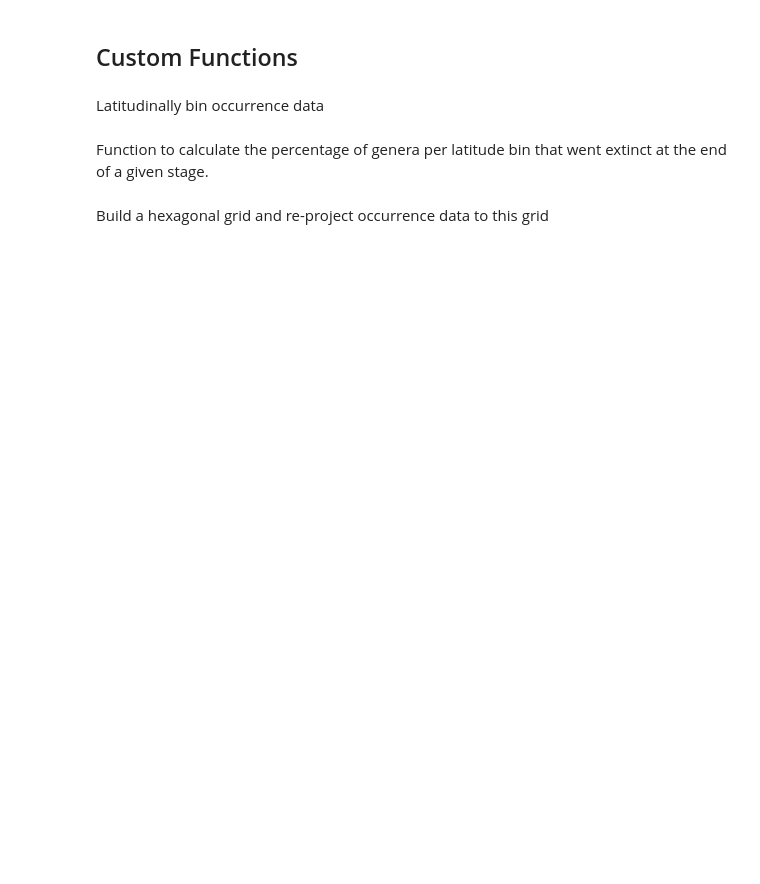
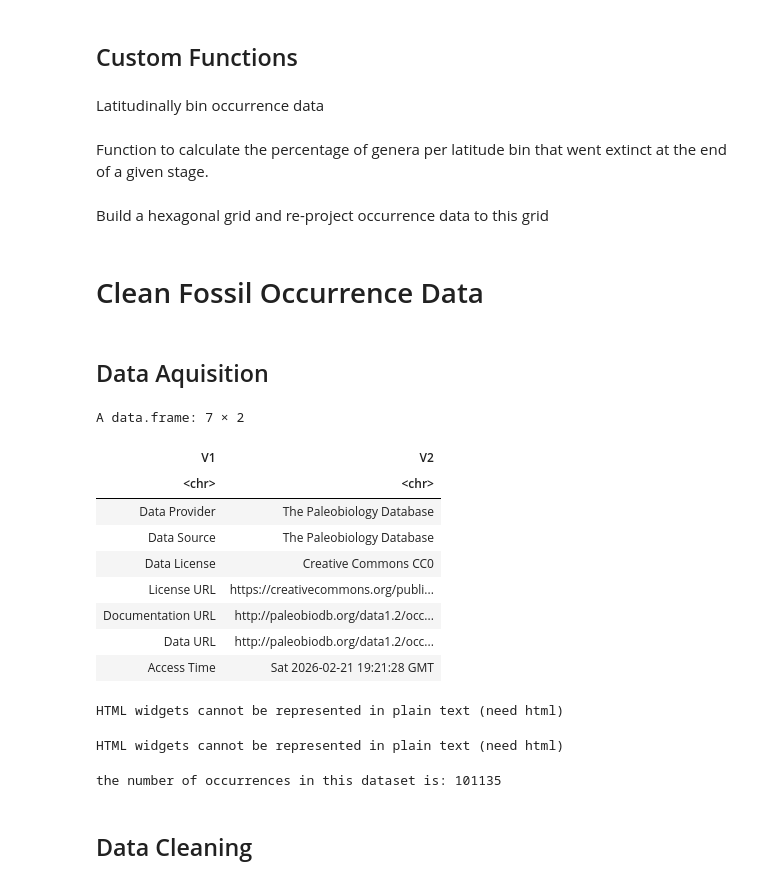
Before and after one commit to aprow620/Latitudinal_Extinction_Gradients, a Jupyter notebook: src/index.ipynb, the cells around one changed output. Saved outputs shown, nothing was run; the diff lists cells and outputs as text; code cells hidden in the pictures; blank space fills up the shorter version.

```diff
--- a/src/index.ipynb
+++ b/src/index.ipynb
@@ -159,3 +202,49 @@ cell_summary <- function(data, hexa, min_occ = NULL) {
 
   return(cell_counts)
 }
+# %% [markdown]
+# Clean Fossil Occurrence Data
+# %% [markdown]
+## Data Aquisition
+# %%
+#data aquisition: download data from pbdb and save it
+
+taxa = ""
+
+interval = "Devonian"
+
+query<-paste0("https://paleobiodb.org/data1.2/occs/list.csv?datainfo&rowcount&base_name=", taxa, "&interval=", interval, "&show=full")
+
+# download.file(query, destfile = "..data_files/fossil_occs_datafiles/Devonian_pbdb_data.Feb2026.csv", mode = "wb") # Do only once
+
+# Read occurrence dataset.
+data =  "../data_files/fossil_occs_datafiles/Devonian_pbdb_data.Feb2026.csv"
+pbdb_long <-read.csv(file = data, skip = 17, header = TRUE)
+
+meta<- read.csv(data, nrows =7, header= FALSE)
+
+meta
+
+datatable(head(pbdb_long,20), options = list(pageLength = 5, autoWidth = TRUE))
+# %% [output]
+A data.frame: 7 × 2
+| V1 | V2 |
+| <chr> | <chr> |
+| Data Provider | The Paleobiology Database |
+| Data Source | The Paleobiology Database |
+| Data License | Creative Commons CC0 |
+| License URL | https://creativecommons.org/publi... |
+| Documentation URL | http://paleobiodb.org/data1.2/occ... |
+| Data URL | http://paleobiodb.org/data1.2/occ... |
+| Access Time | Sat 2026-02-21 19:21:28 GMT |
+HTML widgets cannot be represented in plain text (need html)
+# %%
+pbdb_filtered <-pbdb_long
+
+datatable(head(pbdb_filtered,20), options = list(pageLength = 5))
+cat("the number of occurrences in this dataset is:", nrow(pbdb_filtered), "\n")
+# %% [output]
+HTML widgets cannot be represented in plain text (need html)
+the number of occurrences in this dataset is: 101135
+# %% [markdown]
+## Data Cleaning
```
Also changed, not shown: parts of 8 cells of this notebook, 15 other files.
